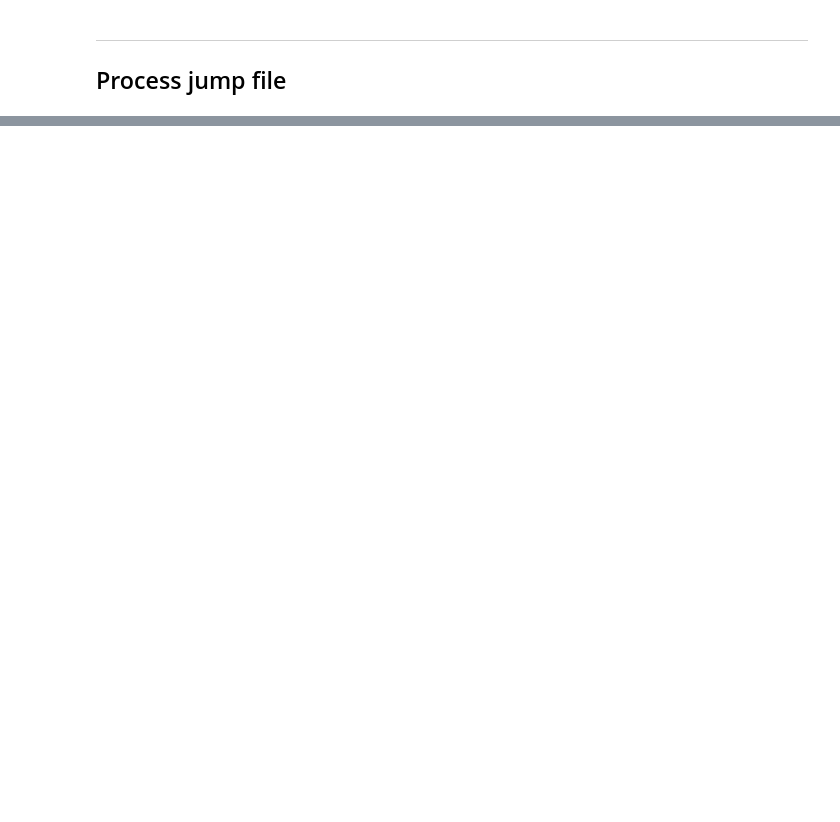
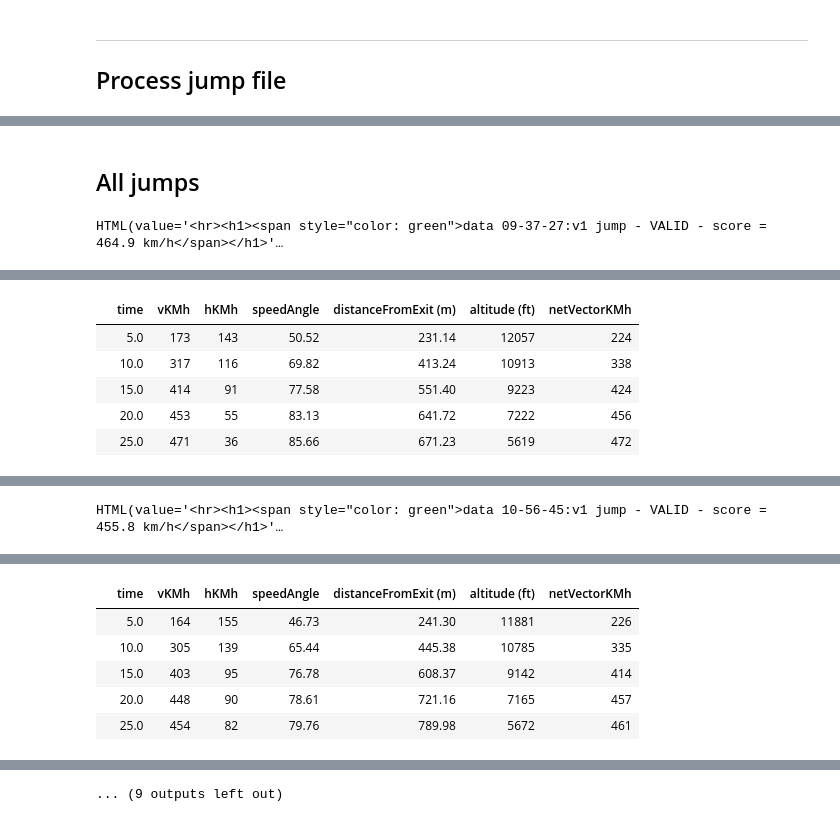
Before and after one commit to pr3d4t0r/SSScoring, a Jupyter notebook: proto-app-04-bulk-processor.ipynb, the cells around one changed output, grey strips where cells are left out. Saved outputs shown, nothing was run; the diff lists cells and outputs as text; code cells hidden in the pictures; blank space fills up the shorter version.

Commit message:
Implemented including exit altitude validations and way to handle them.  Still needs work, but it's solid so far.

```diff
--- a/proto-app-04-bulk-processor.ipynb
+++ b/proto-app-04-bulk-processor.ipynb
@@ -51,5 +75,5 @@ pd.DataFrame(dropZones, columns=[ 'Drop zone', 'Alt (ft)', ])
 # %%
-dropZoneAltMSL = 15.0
+dropZoneAltMSL = 1509.0
 ignoreBaseline = True
 # %%
 dropZoneAltMSLMeters = dropZoneAltMSL/FT_IN_M
@@ -91,0 +146,63 @@ jumpResults = processAllJumpFiles(jumpFiles=jumpFiles, altitudeDZMeters=dropZone
+# %% [markdown]
+## All jumps
+# %%
+def displayJumpDataIn(resultsTable: pd.DataFrame):
+    table = resultsTable.copy()
+    # Experimental
+    # For more information on the `interpolate` method and its options, see the [pandas documentation](https://pandas.pydata.org/pandas-docs/stable/reference/api/pandas.Series.interpolate.html).
+    # Additionally, you can also consider using other libraries like `scipy` which provides more advanced interpolation methods, such as `interp1d` or `griddata`. See the [scipy documentation](https://docs.scipy.org/doc/scipy/reference/interpolate.html) for more information.
+    table.vKMh = table.vKMh.apply(round)
+    table.hKMh = table.hKMh.apply(round)
+    table['altitude (ft)'] = table['altitude (ft)'].apply(round)
+    table.netVectorKMh = table.netVectorKMh.apply(round)
+    table.index = ['']*len(table)
+    display(table)
+# %%
+allJumpsPlot = initializePlot('All jumps in set')
+jumpNumber = 0
+mixColor = 0
+for resultRef in jumpResults.keys():
+    if ignoreBaseline and 'baseline' in resultRef:
+        continue
+    jumpResult = jumpResults[resultRef]
+    if jumpResult.status == JumpStatus.OK:
+        validJumpStatus = '<hr><h1><span style="color: %s">%s jump - %s - score = %.01f km/h</span></h1>' % ('green', resultRef, 'VALID', jumpResult.score)
+    else:
+        validJumpStatus = '<hr><h1><span style="color: %s">%s jump - %s - %s</span></h1>' % ('red', resultRef, 'INVALID', jumpResult.status)
+
+    maxSpeed = jumpResult.maxSpeed
+    window = jumpResult.window
+    mixColor = (mixColor+1)%len(SPEED_COLORS)
+    if jumpResult.status == JumpStatus.OK:
+        belowMaxAltitude = isValidMaximumAltitude(jumpResult.data.altitudeAGL.max())
+        badJumpLegend = None
+        if not isValidMinimumAltitude(jumpResult.data.altitudeAGL.max()):
+            badJumpLegend = '<h3><span style="color: yellow"><span style="font-weight: bold">Warning:</span> exit altitude AGL was lower than the minimum scoring altitude according to IPC and USPA.</h3>'
+        if not belowMaxAltitude:
+            badJumpLegend = '<h3><span style="color: red"><span style="font-weight: bold">RE-JUMP:</span> exit altitude AGL exceeds the maximum altitude according to IPC and USPA.</h3>'
+            validJumpStatus = '<hr><h1><span style="color: %s">%s jump - %s - %s</span></h1>' % ('red', resultRef, 'INVALID', JumpStatus.ALTITUDE_EXCEEDS_MAXIMUM)
+        display(widgets.HTML(validJumpStatus))
+        display(widgets.HTML('<h3>Max speed = {0:,.0f}; '.format(maxSpeed)+('exit at %d m (%d ft), end scoring window at %d m (%d ft)</h3?'%(window.start, 3.2808*window.start, window.end, 3.2808*window.end))))
+        if badJumpLegend:
+            display(widgets.HTML(badJumpLegend))
+            if not belowMaxAltitude:
+                continue
+        displayJumpDataIn(jumpResult.table)
+        individualPlot = initializePlot(resultRef)
+        individualPlot = initializeExtraYRanges(individualPlot, startY = min(jumpResult.data.altitudeAGLFt)-500.0, endY = max(jumpResult.data.altitudeAGLFt)+500.0)
+        graphAltitude(individualPlot, jumpResult)
+        graphAngle(individualPlot, jumpResult)
+        hoverValue = bm.HoverTool(tooltips=[('Y-val', '@y{0.00}',),])
+        individualPlot.add_tools(hoverValue)
+        graphJumpResult(
+            individualPlot,
+            jumpResult,
+            lineColor=SPEED_COLORS[0])
+        graphJumpResult(
+            allJumpsPlot,
+            jumpResult,
+            lineColor=SPEED_COLORS[mixColor],
+            legend='%s - %.2f' % (resultRef, jumpResult.score),
+            showIt=False)
+# %% [output]
+HTML(value='<hr><h1><span style="color: green">data 09-37-27:v1 jump - VALID - score = 464.9 km/h</span></h1>'…
@@ -91,0 +211,6 @@ jumpResults = processAllJumpFiles(jumpFiles=jumpFiles, altitudeDZMeters=dropZone
+|  | time | vKMh | hKMh | speedAngle | distanceFromExit (m) | altitude (ft) | netVectorKMh |
+|  | 5.0 | 173 | 143 | 50.52 | 231.14 | 12057 | 224 |
+|  | 10.0 | 317 | 116 | 69.82 | 413.24 | 10913 | 338 |
+|  | 15.0 | 414 | 91 | 77.58 | 551.40 | 9223 | 424 |
+|  | 20.0 | 453 | 55 | 83.13 | 641.72 | 7222 | 456 |
+|  | 25.0 | 471 | 36 | 85.66 | 671.23 | 5619 | 472 |
@@ -91,0 +219 @@ jumpResults = processAllJumpFiles(jumpFiles=jumpFiles, altitudeDZMeters=dropZone
+HTML(value='<hr><h1><span style="color: green">data 10-56-45:v1 jump - VALID - score = 455.8 km/h</span></h1>'…
@@ -91,0 +222,6 @@ jumpResults = processAllJumpFiles(jumpFiles=jumpFiles, altitudeDZMeters=dropZone
+|  | time | vKMh | hKMh | speedAngle | distanceFromExit (m) | altitude (ft) | netVectorKMh |
+|  | 5.0 | 164 | 155 | 46.73 | 241.30 | 11881 | 226 |
+|  | 10.0 | 305 | 139 | 65.44 | 445.38 | 10785 | 335 |
+|  | 15.0 | 403 | 95 | 76.78 | 608.37 | 9142 | 414 |
+|  | 20.0 | 448 | 90 | 78.61 | 721.16 | 7165 | 457 |
+|  | 25.0 | 454 | 82 | 79.76 | 789.98 | 5672 | 461 |
@@ -91,0 +230 @@ jumpResults = processAllJumpFiles(jumpFiles=jumpFiles, altitudeDZMeters=dropZone
+... (9 outputs left out)
```
Also changed, not shown: parts of 13 cells of this notebook, 9 other files.
